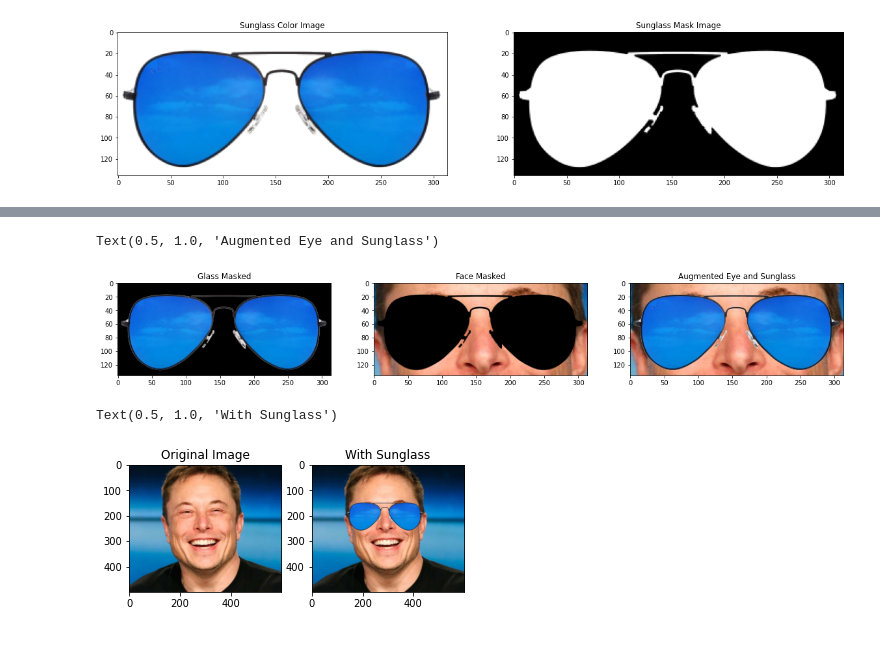
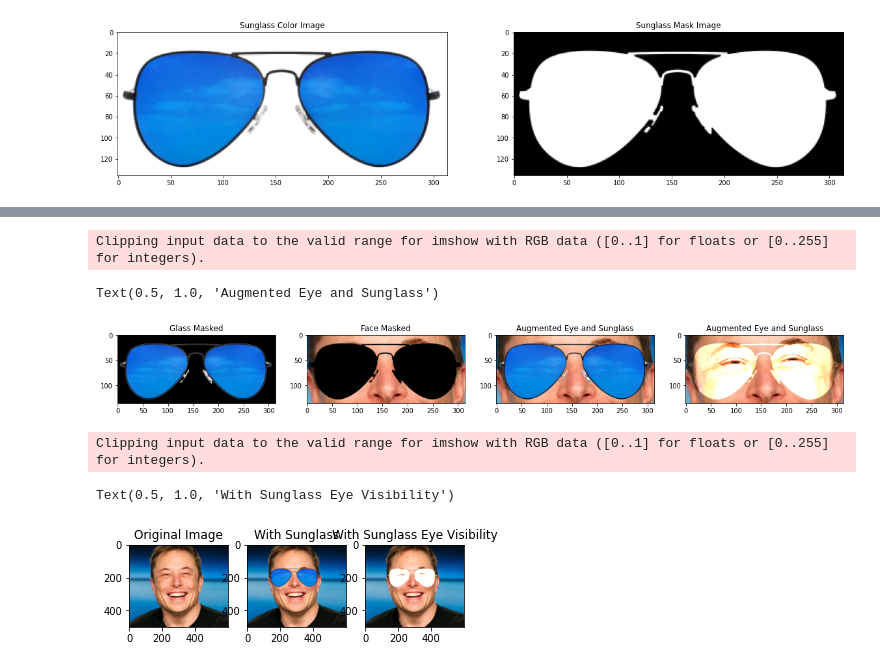
Before and after one commit to DastanIqbal/LearnOpenCV, a Jupyter notebook: src/OpenCV/week1/04/SunglassFilter.ipynb, the cells around one changed output, grey strips where cells are left out. Cells and saved outputs as stored; diff of their text form; code cells hidden in the pictures.

Commit message:
assignment: sunglass eye visible

```diff
--- a/src/OpenCV/week1/04/SunglassFilter.ipynb
+++ b/src/OpenCV/week1/04/SunglassFilter.ipynb
@@ -56,28 +56,35 @@ plt.imshow(faceWithGlassesNaive[...,::-1])
 # %%
 glassMask = cv2.merge((glassMask1,glassMask1,glassMask1))
 
 faceWithGlassesArithmetic = faceImage.copy()
 
 eyeRoi= faceWithGlassesArithmetic[topLeftRow:bottomRightRow,topLeftCol:bottomRightCol]
 
 maskedGlass = cv2.multiply(glassBGR,glassMask)
 maskedEye = cv2.multiply(eyeRoi,(1 - glassMask))
+maskedEyeVisibility = cv2.multiply(eyeRoi,(1 + glassMask))
 
 eyeRoiFinal = cv2.add(maskedEye,maskedGlass)
 
 plt.figure(figsize=[20,20])
-plt.subplot(131);plt.imshow(maskedGlass[:,:,::-1]);plt.title("Glass Masked")
-plt.subplot(132);plt.imshow(maskedEye[:,:,::-1]);plt.title("Face Masked")
-plt.subplot(133);plt.imshow(eyeRoiFinal[:,:,::-1]);plt.title("Augmented Eye and Sunglass")
+plt.subplot(141);plt.imshow(maskedGlass[:,:,::-1]);plt.title("Glass Masked")
+plt.subplot(142);plt.imshow(maskedEye[:,:,::-1]);plt.title("Face Masked")
+plt.subplot(143);plt.imshow(eyeRoiFinal[:,:,::-1]);plt.title("Augmented Eye and Sunglass")
+plt.subplot(144);plt.imshow(maskedEyeVisibility[:,:,::-1]);plt.title("Augmented Eye and Sunglass")
 # %% [output]
-Text(0.5, 1.0, 'Augmented Eye and Sunglass')
+Clipping input data to the valid range for imshow with RGB data ([0..1] for floats or [0..255] for integers).
+Text(0.5, 1.0, 'Augmented Eye and Sunglass')
-[figure, old version]
+[figure, new version]
 # %%
 faceWithGlassesArithmetic[topLeftRow:bottomRightRow,topLeftCol:bottomRightCol] = eyeRoiFinal
 
+plt.subplot(131);plt.imshow(faceImage[:,:,::-1]);plt.title("Original Image")
+plt.subplot(132);plt.imshow(faceWithGlassesArithmetic[:,:,::-1]);plt.title("With Sunglass")
 
-plt.subplot(121);plt.imshow(faceImage[:,:,::-1]);plt.title("Original Image")
-plt.subplot(122);plt.imshow(faceWithGlassesArithmetic[:,:,::-1]);plt.title("With Sunglass")
+
+faceWithGlassesArithmetic[topLeftRow:bottomRightRow,topLeftCol:bottomRightCol] = maskedEyeVisibility1
+plt.subplot(133);plt.imshow(faceWithGlassesArithmetic[:,:,::-1]);plt.title("With Sunglass Eye Visibility")
 # %% [output]
-Text(0.5, 1.0, 'With Sunglass')
+Clipping input data to the valid range for imshow with RGB data ([0..1] for floats or [0..255] for integers).
+Text(0.5, 1.0, 'With Sunglass Eye Visibility')
-[figure, old version]
+[figure, new version]
```
Also changed, not shown: parts of 1 cell of this notebook, 1 other file.
